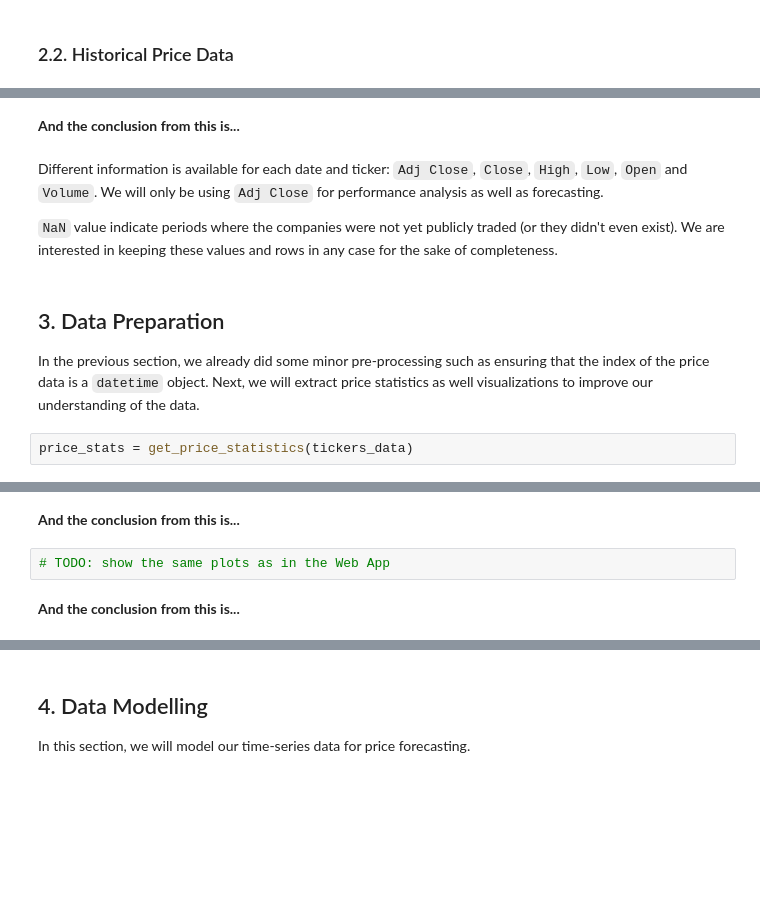
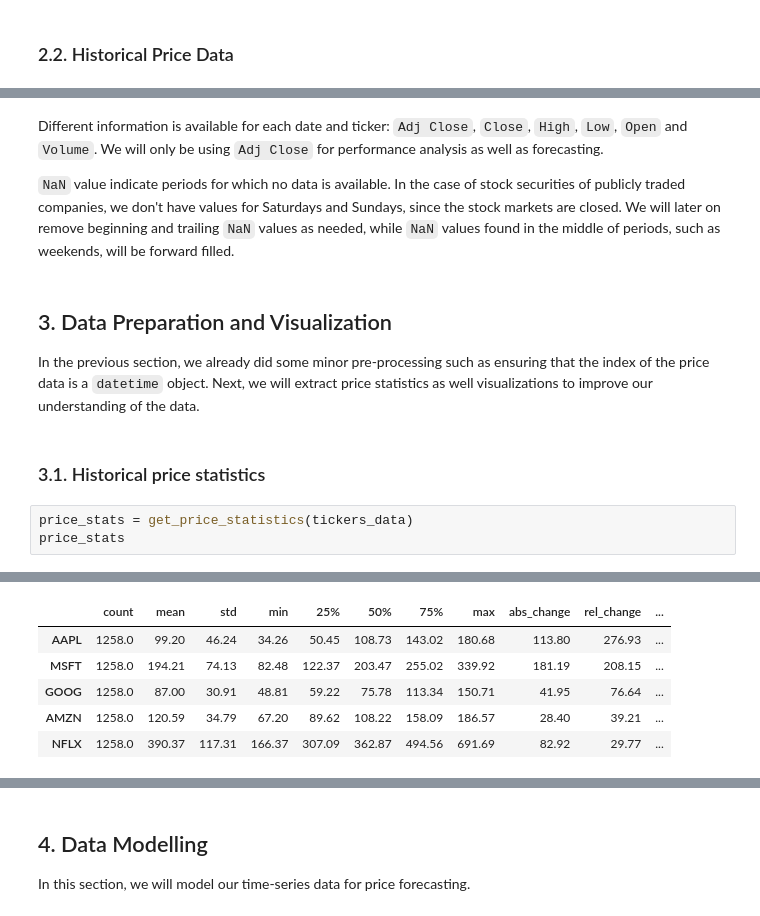
Before and after one commit to CarlosUziel/stock-picker, a Jupyter notebook: notebooks/main.ipynb, the cells around one changed output, grey strips where cells are left out. Saved outputs shown, nothing was run; the diff lists cells and outputs as text; blank space fills up the shorter version.

```diff
--- a/notebooks/main.ipynb
+++ b/notebooks/main.ipynb
@@ -81,12 +140,14 @@ tickers_data
-# %% [markdown]
-**And the conclusion from this is...**
 # %% [markdown]
 Different information is available for each date and ticker: `Adj Close`, `Close`, `High`, `Low`, `Open` and `Volume`. We will only be using `Adj Close` for performance analysis as well as forecasting.
 
-`NaN` value indicate periods where the companies were not yet publicly traded (or they didn't even exist). We are interested in keeping these values and rows in any case for the sake of completeness.
+`NaN` value indicate periods for which no data is available. In the case of stock securities of publicly traded companies, we don't have values for Saturdays and Sundays, since the stock markets are closed. We will later on remove beginning and trailing `NaN` values as needed, while `NaN` values found in the middle of periods, such as weekends, will be forward filled.
 # %% [markdown]
-## 3. Data Preparation
+## 3. Data Preparation and Visualization
 
 In the previous section, we already did some minor pre-processing such as ensuring that the index of the price data is a `datetime` object. Next, we will extract price statistics as well visualizations to improve our understanding of the data.
+# %% [markdown]
+### 3.1. Historical price statistics
 # %%
 price_stats = get_price_statistics(tickers_data)
+price_stats
+# %% [output]
@@ -93,6 +158,6 @@ price_stats = get_price_statistics(tickers_data)
+|  | count | mean | std | min | 25% | 50% | 75% | max | abs_change | rel_change | ... |
+| AAPL | 1258.0 | 99.20 | 46.24 | 34.26 | 50.45 | 108.73 | 143.02 | 180.68 | 113.80 | 276.93 | ... |
+| MSFT | 1258.0 | 194.21 | 74.13 | 82.48 | 122.37 | 203.47 | 255.02 | 339.92 | 181.19 | 208.15 | ... |
+| GOOG | 1258.0 | 87.00 | 30.91 | 48.81 | 59.22 | 75.78 | 113.34 | 150.71 | 41.95 | 76.64 | ... |
+| AMZN | 1258.0 | 120.59 | 34.79 | 67.20 | 89.62 | 108.22 | 158.09 | 186.57 | 28.40 | 39.21 | ... |
+| NFLX | 1258.0 | 390.37 | 117.31 | 166.37 | 307.09 | 362.87 | 494.56 | 691.69 | 82.92 | 29.77 | ... |
-# %% [markdown]
-**And the conclusion from this is...**
-# %%
-# TODO: show the same plots as in the Web App
-# %% [markdown]
-**And the conclusion from this is...**
```
Also changed, not shown: parts of 34 cells of this notebook.
